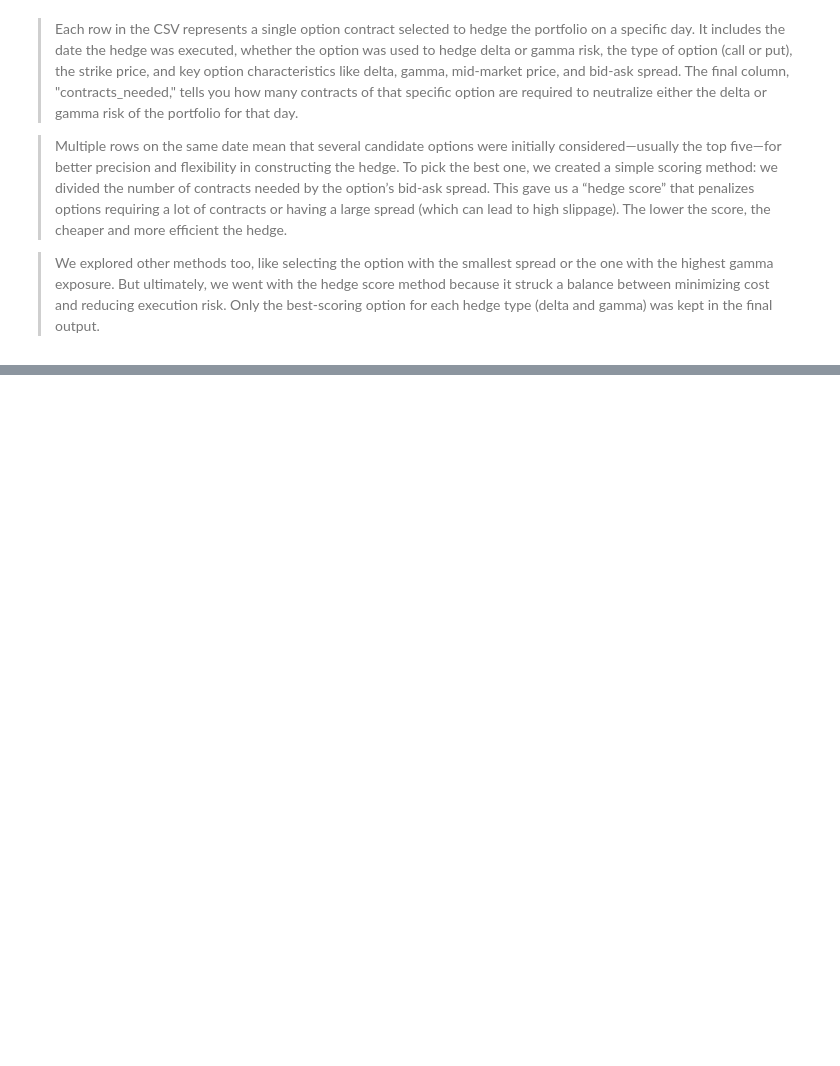
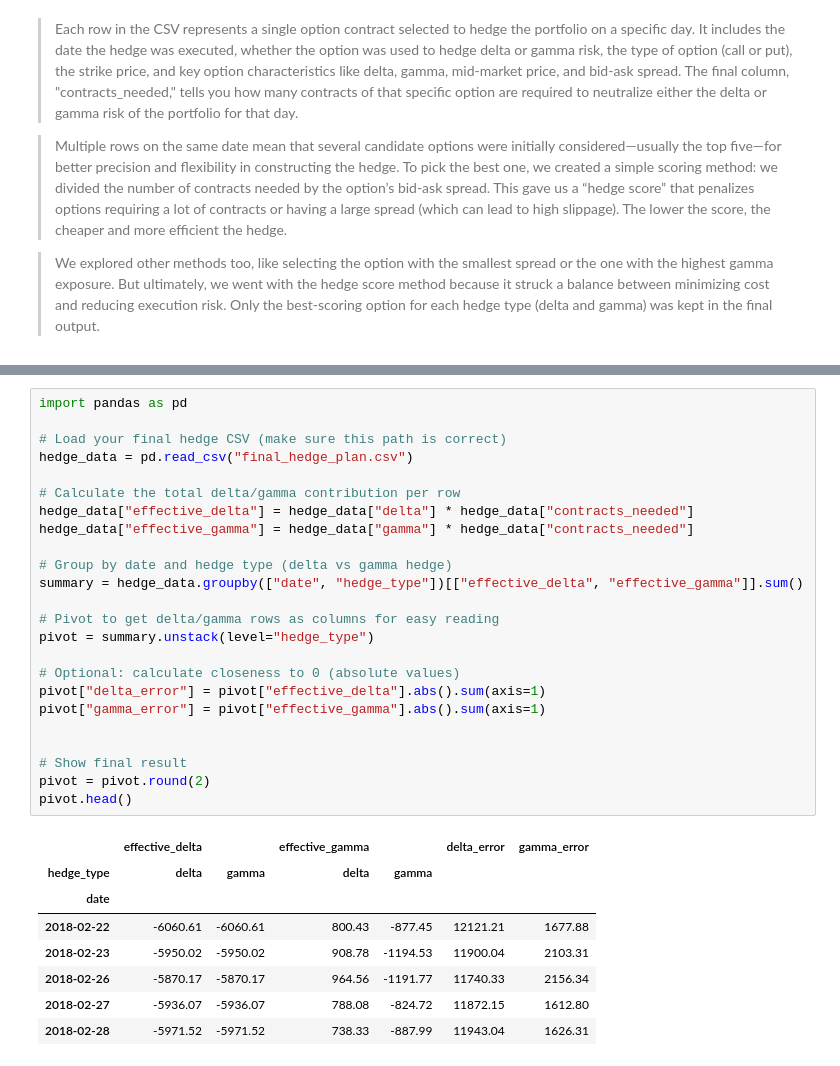
Before and after one commit to CynthiaShiyue/583_RiskManagement_Final_Project, a Jupyter notebook: hedge.ipynb, the cells around one changed output, grey strips where cells are left out. Cells and saved outputs as stored; diff of their text form; blank space fills up the shorter version.

```diff
--- a/hedge.ipynb
+++ b/hedge.ipynb
@@ -296,0 +338,33 @@ final_csv.head()
+# %%
+import pandas as pd
+
+# Load your final hedge CSV (make sure this path is correct)
+hedge_data = pd.read_csv("final_hedge_plan.csv")
+
+# Calculate the total delta/gamma contribution per row
+hedge_data["effective_delta"] = hedge_data["delta"] * hedge_data["contracts_needed"]
+hedge_data["effective_gamma"] = hedge_data["gamma"] * hedge_data["contracts_needed"]
+
+# Group by date and hedge type (delta vs gamma hedge)
+summary = hedge_data.groupby(["date", "hedge_type"])[["effective_delta", "effective_gamma"]].sum()
+
+# Pivot to get delta/gamma rows as columns for easy reading
+pivot = summary.unstack(level="hedge_type")
+
+# Optional: calculate closeness to 0 (absolute values)
+pivot["delta_error"] = pivot["effective_delta"].abs().sum(axis=1)
+pivot["gamma_error"] = pivot["effective_gamma"].abs().sum(axis=1)
+
+
+# Show final result
+pivot = pivot.round(2)
+pivot.head()
+# %% [output]
+|  | effective_delta |  | effective_gamma |  | delta_error | gamma_error |
+| hedge_type | delta | gamma | delta | gamma |  |  |
+| date |  |  |  |  |  |  |
+| 2018-02-22 | -6060.61 | -6060.61 | 800.43 | -877.45 | 12121.21 | 1677.88 |
+| 2018-02-23 | -5950.02 | -5950.02 | 908.78 | -1194.53 | 11900.04 | 2103.31 |
+| 2018-02-26 | -5870.17 | -5870.17 | 964.56 | -1191.77 | 11740.33 | 2156.34 |
+| 2018-02-27 | -5936.07 | -5936.07 | 788.08 | -824.72 | 11872.15 | 1612.80 |
+| 2018-02-28 | -5971.52 | -5971.52 | 738.33 | -887.99 | 11943.04 | 1626.31 |
```
Also changed, not shown: parts of 7 cells of this notebook, 2 other files.
